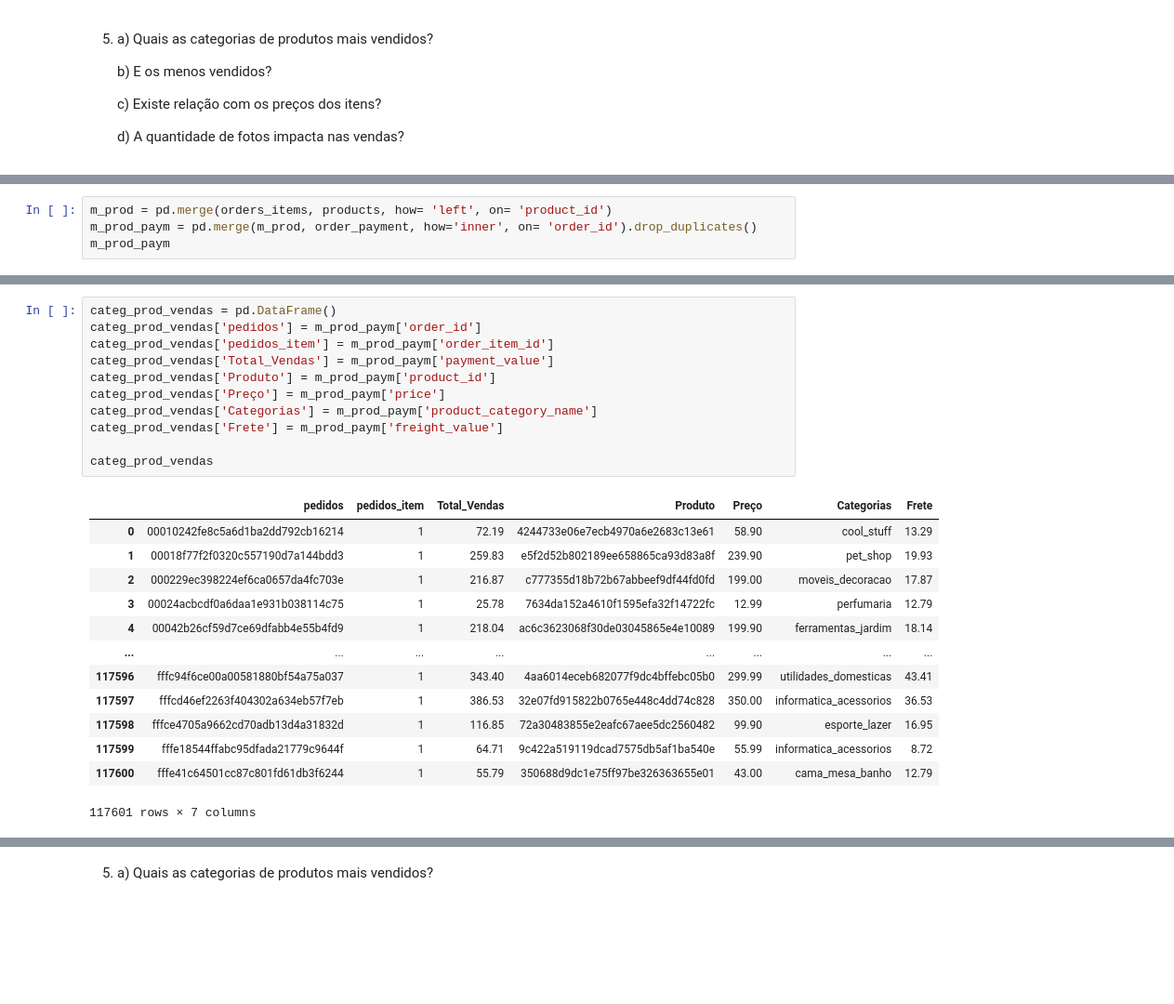
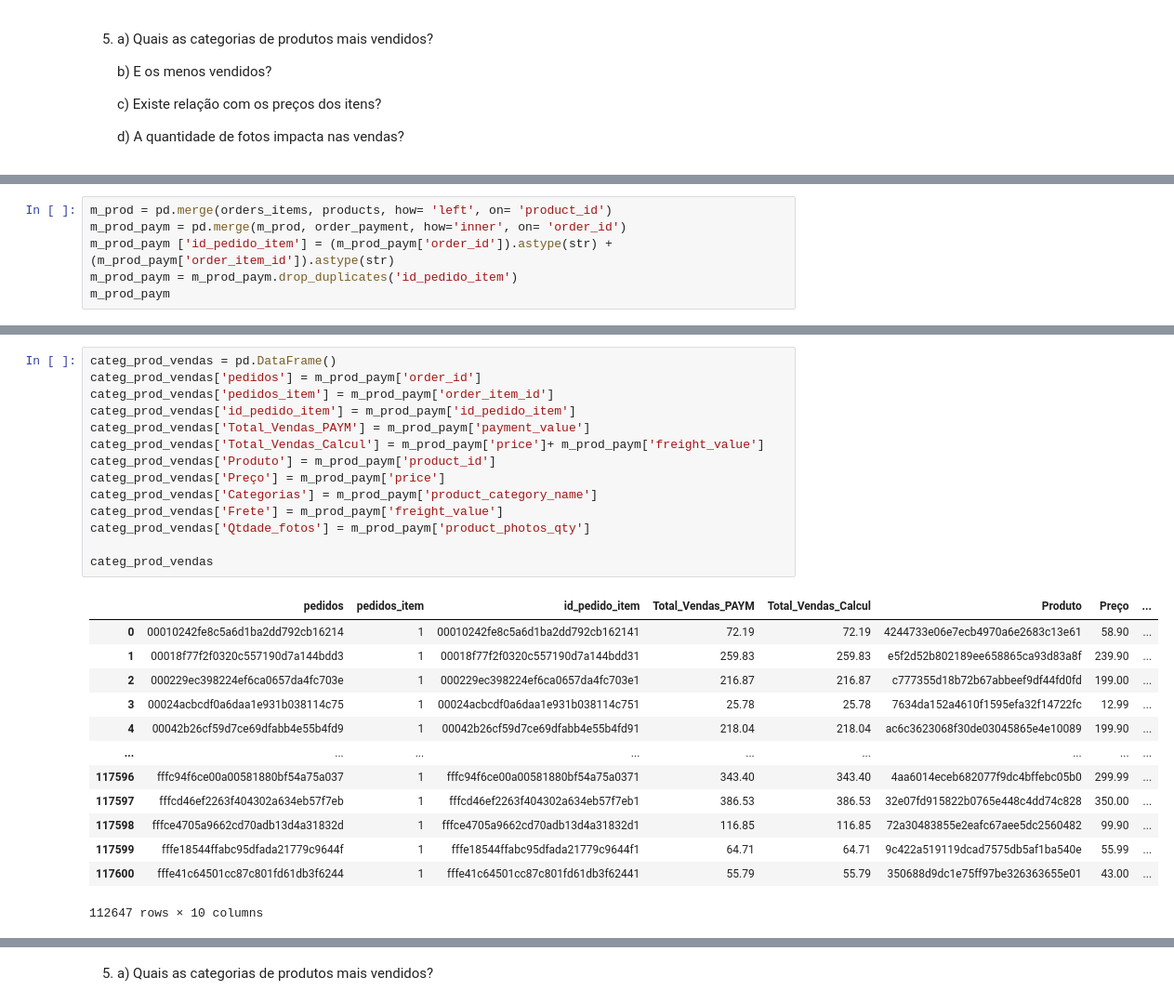
Before and after one commit to LucyMenges/Tech_Dados, a Jupyter notebook: Olist.ipynb, the cells around one changed output, grey strips where cells are left out. Shown at 93% size. Cells and saved outputs as stored; diff of their text form; blank space fills up the shorter version.

```diff
--- a/Olist.ipynb
+++ b/Olist.ipynb
@@ -692,6 +692,8 @@ Name: Diferença_Previsão_Realiz_Entrega, dtype: int64
 # %%
 m_prod = pd.merge(orders_items, products, how= 'left', on= 'product_id')
-m_prod_paym = pd.merge(m_prod, order_payment, how='inner', on= 'order_id').drop_duplicates()
+m_prod_paym = pd.merge(m_prod, order_payment, how='inner', on= 'order_id')
+m_prod_paym ['id_pedido_item'] = (m_prod_paym['order_id']).astype(str) + (m_prod_paym['order_item_id']).astype(str)
+m_prod_paym = m_prod_paym.drop_duplicates('id_pedido_item')
 m_prod_paym
 # %% [output]
 |  | order_id | order_item_id | product_id | seller_id | shipping_limit_date | price | freight_value | ... |
@@ -710,25 +725,28 @@ m_prod_paym
 # %%
 categ_prod_vendas = pd.DataFrame()
 categ_prod_vendas['pedidos'] = m_prod_paym['order_id']
 categ_prod_vendas['pedidos_item'] = m_prod_paym['order_item_id']
-categ_prod_vendas['Total_Vendas'] = m_prod_paym['payment_value']
+categ_prod_vendas['id_pedido_item'] = m_prod_paym['id_pedido_item']
+categ_prod_vendas['Total_Vendas_PAYM'] = m_prod_paym['payment_value']
+categ_prod_vendas['Total_Vendas_Calcul'] = m_prod_paym['price']+ m_prod_paym['freight_value']
 categ_prod_vendas['Produto'] = m_prod_paym['product_id']
 categ_prod_vendas['Preço'] = m_prod_paym['price']
 categ_prod_vendas['Categorias'] = m_prod_paym['product_category_name']
 categ_prod_vendas['Frete'] = m_prod_paym['freight_value']
+categ_prod_vendas['Qtdade_fotos'] = m_prod_paym['product_photos_qty']
 
 categ_prod_vendas
 # %% [output]
-|  | pedidos | pedidos_item | Total_Vendas | Produto | Preço | Categorias | Frete |
-| 0 | 00010242fe8c5a6d1ba2dd792cb16214 | 1 | 72.19 | 4244733e06e7ecb4970a6e2683c13e61 | 58.90 | cool_stuff | 13.29 |
-| 1 | 00018f77f2f0320c557190d7a144bdd3 | 1 | 259.83 | e5f2d52b802189ee658865ca93d83a8f | 239.90 | pet_shop | 19.93 |
-| 2 | 000229ec398224ef6ca0657da4fc703e | 1 | 216.87 | c777355d18b72b67abbeef9df44fd0fd | 199.00 | moveis_decoracao | 17.87 |
-| 3 | 00024acbcdf0a6daa1e931b038114c75 | 1 | 25.78 | 7634da152a4610f1595efa32f14722fc | 12.99 | perfumaria | 12.79 |
-| 4 | 00042b26cf59d7ce69dfabb4e55b4fd9 | 1 | 218.04 | ac6c3623068f30de03045865e4e10089 | 199.90 | ferramentas_jardim | 18.14 |
-| ... | ... | ... | ... | ... | ... | ... | ... |
-| 117596 | fffc94f6ce00a00581880bf54a75a037 | 1 | 343.40 | 4aa6014eceb682077f9dc4bffebc05b0 | 299.99 | utilidades_domesticas | 43.41 |
-| 117597 | fffcd46ef2263f404302a634eb57f7eb | 1 | 386.53 | 32e07fd915822b0765e448c4dd74c828 | 350.00 | informatica_acessorios | 36.53 |
-| 117598 | fffce4705a9662cd70adb13d4a31832d | 1 | 116.85 | 72a30483855e2eafc67aee5dc2560482 | 99.90 | esporte_lazer | 16.95 |
-| 117599 | fffe18544ffabc95dfada21779c9644f | 1 | 64.71 | 9c422a519119dcad7575db5af1ba540e | 55.99 | informatica_acessorios | 8.72 |
-| 117600 | fffe41c64501cc87c801fd61db3f6244 | 1 | 55.79 | 350688d9dc1e75ff97be326363655e01 | 43.00 | cama_mesa_banho | 12.79 |
+|  | pedidos | pedidos_item | id_pedido_item | Total_Vendas_PAYM | Total_Vendas_Calcul | Produto | Preço | ... |
+| 0 | 00010242fe8c5a6d1ba2dd792cb16214 | 1 | 00010242fe8c5a6d1ba2dd792cb162141 | 72.19 | 72.19 | 4244733e06e7ecb4970a6e2683c13e61 | 58.90 | ... |
+| 1 | 00018f77f2f0320c557190d7a144bdd3 | 1 | 00018f77f2f0320c557190d7a144bdd31 | 259.83 | 259.83 | e5f2d52b802189ee658865ca93d83a8f | 239.90 | ... |
+| 2 | 000229ec398224ef6ca0657da4fc703e | 1 | 000229ec398224ef6ca0657da4fc703e1 | 216.87 | 216.87 | c777355d18b72b67abbeef9df44fd0fd | 199.00 | ... |
+| 3 | 00024acbcdf0a6daa1e931b038114c75 | 1 | 00024acbcdf0a6daa1e931b038114c751 | 25.78 | 25.78 | 7634da152a4610f1595efa32f14722fc | 12.99 | ... |
+| 4 | 00042b26cf59d7ce69dfabb4e55b4fd9 | 1 | 00042b26cf59d7ce69dfabb4e55b4fd91 | 218.04 | 218.04 | ac6c3623068f30de03045865e4e10089 | 199.90 | ... |
+| ... | ... | ... | ... | ... | ... | ... | ... | ... |
+| 117596 | fffc94f6ce00a00581880bf54a75a037 | 1 | fffc94f6ce00a00581880bf54a75a0371 | 343.40 | 343.40 | 4aa6014eceb682077f9dc4bffebc05b0 | 299.99 | ... |
+| 117597 | fffcd46ef2263f404302a634eb57f7eb | 1 | fffcd46ef2263f404302a634eb57f7eb1 | 386.53 | 386.53 | 32e07fd915822b0765e448c4dd74c828 | 350.00 | ... |
+| 117598 | fffce4705a9662cd70adb13d4a31832d | 1 | fffce4705a9662cd70adb13d4a31832d1 | 116.85 | 116.85 | 72a30483855e2eafc67aee5dc2560482 | 99.90 | ... |
+| 117599 | fffe18544ffabc95dfada21779c9644f | 1 | fffe18544ffabc95dfada21779c9644f1 | 64.71 | 64.71 | 9c422a519119dcad7575db5af1ba540e | 55.99 | ... |
+| 117600 | fffe41c64501cc87c801fd61db3f6244 | 1 | fffe41c64501cc87c801fd61db3f62441 | 55.79 | 55.79 | 350688d9dc1e75ff97be326363655e01 | 43.00 | ... |
-117601 rows × 7 columns
+112647 rows × 10 columns
```
Also changed, not shown: parts of 33 cells of this notebook, 1 other file.
